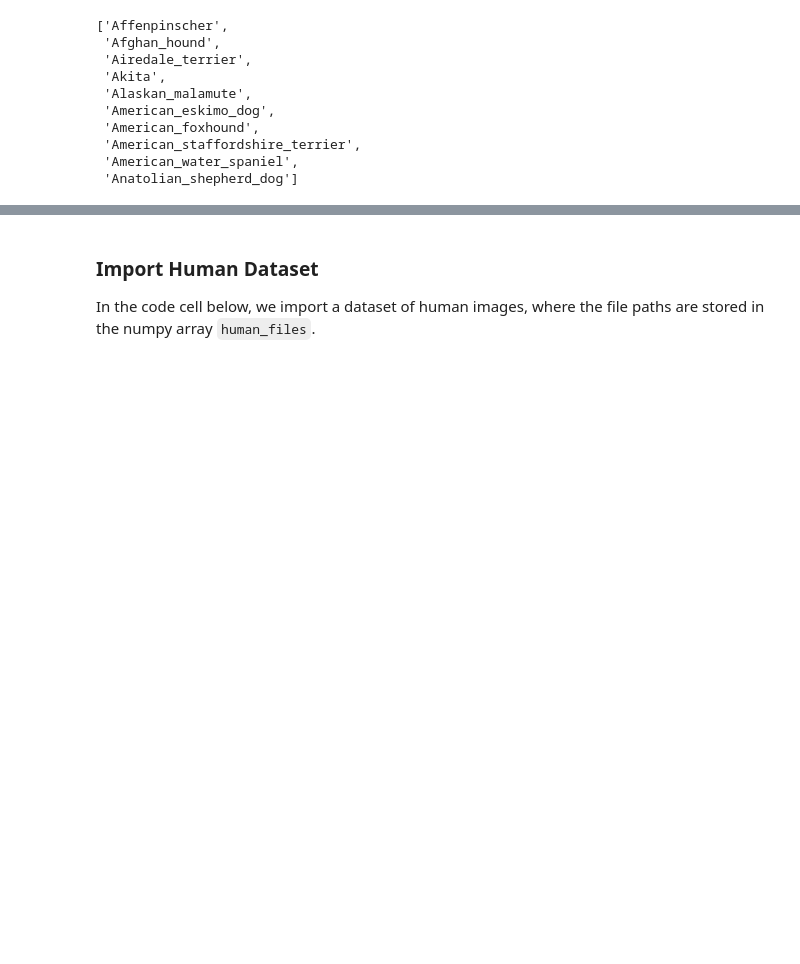
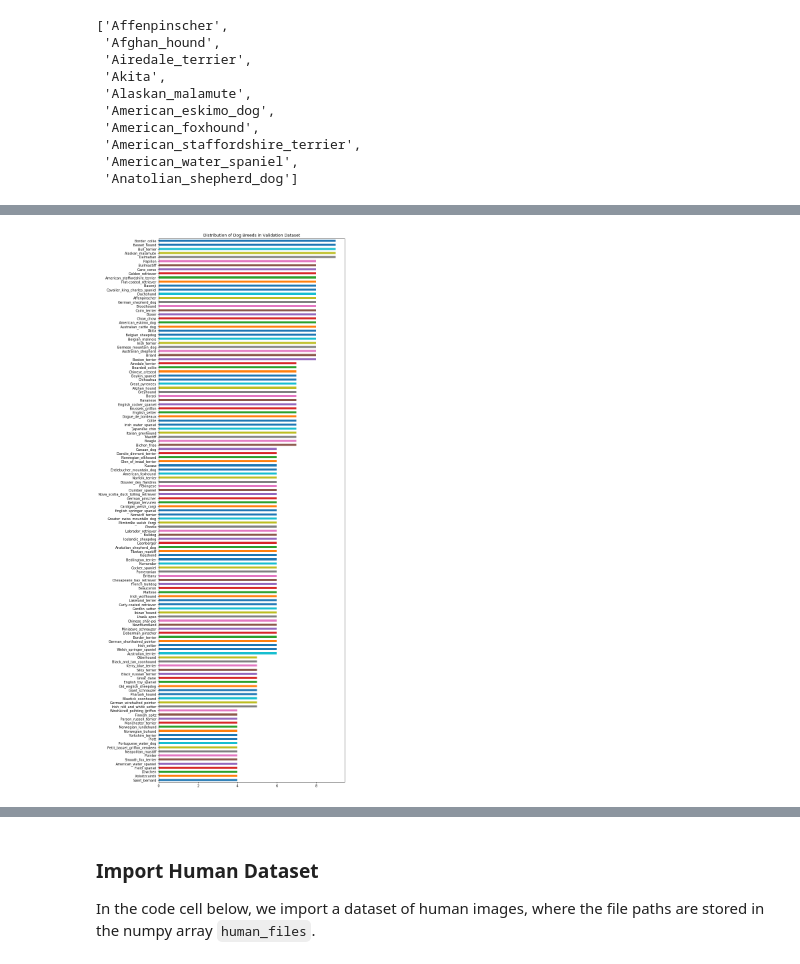
Before and after one commit to kaushalLimbachiyaa/Dog-Breed-Classificaiton-Using-Deep-Learning, a Jupyter notebook: dog_app.ipynb, the cells around one changed output, grey strips where cells are left out. Cells and saved outputs as stored; diff of their text form; code cells hidden in the pictures; blank space fills up the shorter version.

```diff
--- a/dog_app.ipynb
+++ b/dog_app.ipynb
@@ -107,0 +199,4 @@ dog_names[:10]
+# %%
+plot_dog_breed_dist(valid_targets, 'Validation', display_chart=True)
+# %% [output]
+[figure, added]
```
Also changed, not shown: parts of 37 cells of this notebook.
